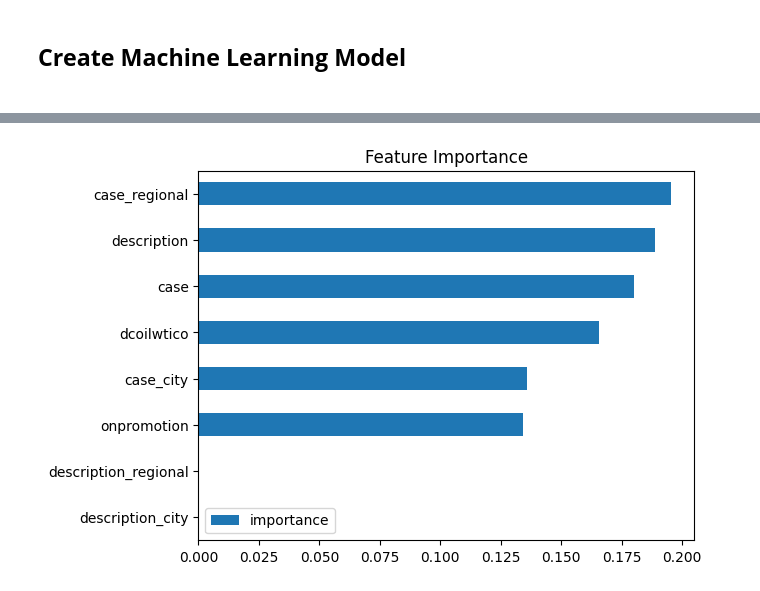
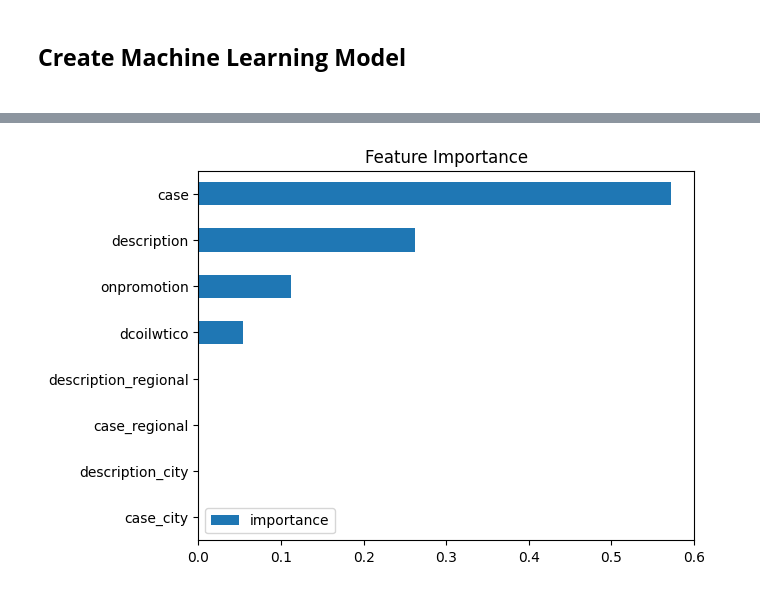
Before and after one commit to rhamdansyahrulm/Store-Sales, a Jupyter notebook: Store_Sales.ipynb, the cells around one changed output, grey strips where cells are left out. Cells and saved outputs as stored; diff of their text form; code cells hidden in the pictures.

```diff
--- a/Store_Sales.ipynb
+++ b/Store_Sales.ipynb
@@ -718,13 +626,14 @@ raw_combined_dataset_stores.head()
 # %%
-# Grouping the merged dataset by 'store_nbr' and 'family' columns.
-grouped = raw_combined_dataset_stores.groupby(['store_nbr', 'family'])
+# Grouping the merged dataset by 'store_nbr' column.
+grouped = raw_combined_dataset_stores.groupby(['store_nbr'])
 
 # Creating a dictionary to store separated data for each store-family combination.
 separated_data = {}
 
 # Iterating through the grouped data.
-for group, group_data in grouped:
-    key = f"{group[0]}_{group[1]}"
+for group_name, group_data in grouped:
+    store_number = group_name  # Get the store number from the group name
+    key = f"store_{store_number}"
     separated_data[key] = group_data.reset_index(drop=True)
 # %%
 # Creating a processed and ready dataset for each store-family combination.
@@ -750,7 +659,7 @@ for key, value in separated_data.items():
     merged_df_4 = merged_df_3.merge(holiday_clean_national, on='date', how='left', suffixes=('_regional', ''))
 
     # Dropping irrelevant columns
-    merged_df_4 = merged_df_4.drop(columns=["city", "state", "store_nbr", "family", "type", "cluster"])
+    merged_df_4 = merged_df_4.drop(columns=["city", "state", "store_nbr", "type", "cluster"])
 
     # Encoding categorical columns using label encoding
     for encode_column in encode_columns:
@@ -763,7 +672,7 @@ for key, value in separated_data.items():
     merged_df_4 = merged_df_4.set_index('date')
 
     # Setting sales values to None for the last 150 days (test dataset)
-    merged_df_4.loc[merged_df_4.index[-150:], "sales"] = None
+    merged_df_4.loc[merged_df_4.index[-90:], "sales"] = None
 
     # Storing the processed dataset in the dictionary
     ready_dataset[key] = merged_df_4
@@ -816,7 +765,7 @@ y_tests = {}
 x_predicts = {}
 
 # Looping through each store-family combination's ready dataset
-for key, value in ready_dataset.items():
+for key, value in transformed_datasets.items():
     # Extracting training data (excluding the 'sales' column)
     train = value[~value["sales"].isnull()]
 
@@ -827,11 +776,11 @@ for key, value in ready_dataset.items():
     predict = value[value["sales"].isnull()]
 
     # Separating features and target variables
-    x_trains[key], y_trains[key] = train.iloc[:, 2:], train.iloc[:, 1].to_frame()
-    x_tests[key], y_tests[key] = test.iloc[:, 2:], test.iloc[:, 1].to_frame()
+    x_trains[key], y_trains[key] = train.iloc[:, 1:], train.iloc[:, 0].to_frame()
+    x_tests[key], y_tests[key] = test.iloc[:, 1:], test.iloc[:, 0].to_frame()
 
     # Features for prediction (excluding the 'sales' column)
-    x_predicts[key] = train.iloc[:, 2:]
+    x_predicts[key] = train.iloc[:, 1:]
 # %%
 # Creating a plot to visualize the training and test data split.
 fig, ax = plt.subplots(figsize=(10, 3)) # Creating a subplot with a specific figure size
@@ -851,17 +800,15 @@ reg_models = {}
 # Looping through each store-family combination's training data
 for key, value in x_trains.items():
     # Extracting the store number from the key
-    store_number = int(key.split("_")[0])
+    store_number = int(key.split("_")[1])
 
-    # Training regressor models for store numbers less than or equal to 5
-    if store_number <= 5:
-        # Creating an XGBoost regressor with specified parameters
-        reg = xgb.XGBRegressor(n_estimators=1000, early_stopping_rounds=50)
+    # Creating an XGBoost regressor with specified parameters
+    reg = xgb.XGBRegressor(n_estimators=1000, early_stopping_rounds=50)
 
-        # Fitting the regressor to the training data and evaluating on training and test sets
-        reg.fit(x_trains[key], y_trains[key],
-                eval_set=[(x_trains[key], y_trains[key]), (x_tests[key], y_tests[key])],
-                verbose=False)
+    # Fitting the regressor to the training data and evaluating on training and test sets
+    reg.fit(x_trains[key], y_trains[key],
+            eval_set=[(x_trains[key], y_trains[key]), (x_tests[key], y_tests[key])],
+            verbose=False)
 
-        # Storing the trained regressor in the dictionary
-        reg_models[key] = reg
+    # Storing the trained regressor in the dictionary
+    reg_models[key] = reg
@@ -872,14 +858,14 @@ dict_keys(['1_AUTOMOTIVE', '1_BABY CARE', '1_BEAUTY', '1_BEVERAGES', '1_BOOKS',
 # %%
 # Creating a bar plot to visualize feature importance for the trained XGBoost regressor.
 
 # Creating a DataFrame to store feature importances
-fi = pd.DataFrame(data=reg.feature_importances_,
+fi = pd.DataFrame(data=reg_models["store_5"].feature_importances_,
                   index=reg.feature_names_in_,
                   columns=['importance'])
 
 # Sorting the DataFrame by importance values and plotting as a horizontal bar plot
 fi.sort_values('importance').plot(kind='barh', title='Feature Importance')
 
 plt.show()
 # %% [output]
-[figure, old version]
+[figure, new version]
```
Also changed, not shown: parts of 18 cells of this notebook.
